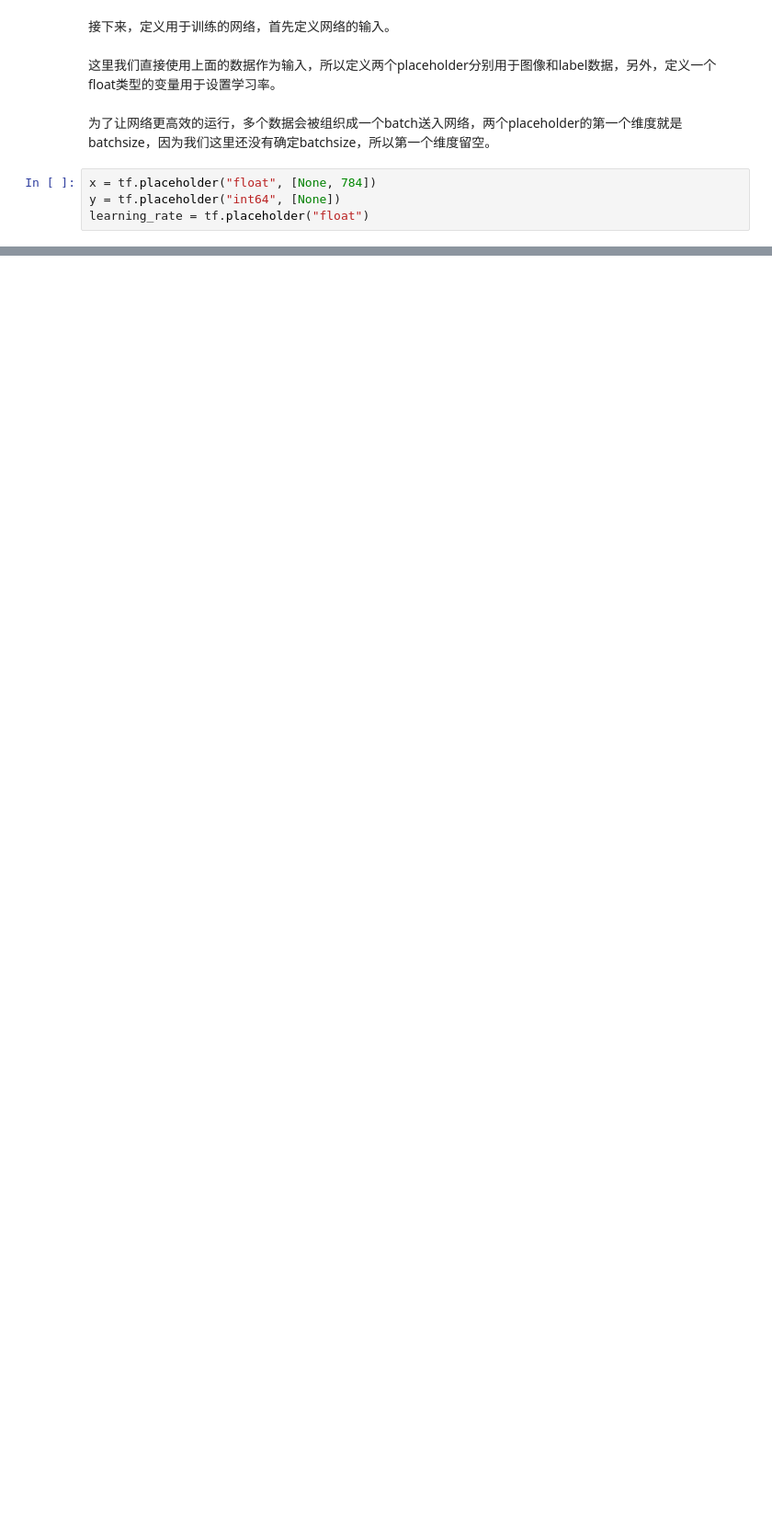
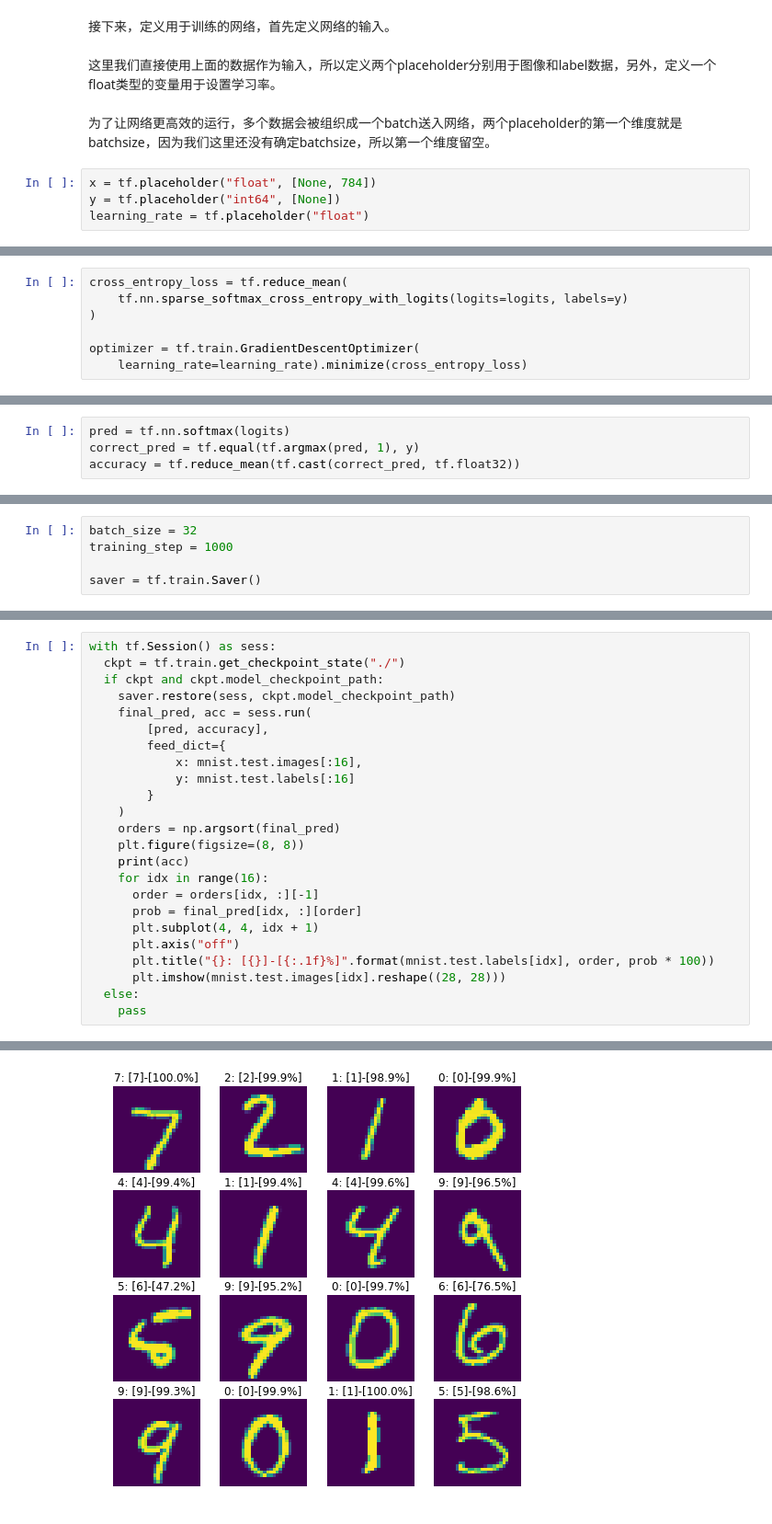
Before and after one commit to henrygas/tensorflow_2_learn, a Jupyter notebook: tensorflow_homework.ipynb, the cells around one changed output, grey strips where cells are left out. Shown at 92% size. Cells and saved outputs as stored; diff of their text form; blank space fills up the shorter version.

```diff
--- a/tensorflow_homework.ipynb
+++ b/tensorflow_homework.ipynb
@@ -73,0 +87,7 @@ b_1 = tf.Variable(initialize([L1_units_count]))
+# %%
+cross_entropy_loss = tf.reduce_mean(
+    tf.nn.sparse_softmax_cross_entropy_with_logits(logits=logits, labels=y)
+)
+
+optimizer = tf.train.GradientDescentOptimizer(
+    learning_rate=learning_rate).minimize(cross_entropy_loss)
@@ -73,0 +98,4 @@ b_1 = tf.Variable(initialize([L1_units_count]))
+# %%
+pred = tf.nn.softmax(logits)
+correct_pred = tf.equal(tf.argmax(pred, 1), y)
+accuracy = tf.reduce_mean(tf.cast(correct_pred, tf.float32))
@@ -73,0 +104,5 @@ b_1 = tf.Variable(initialize([L1_units_count]))
+# %%
+batch_size = 32
+training_step = 1000
+
+saver = tf.train.Saver()
@@ -73,0 +165,25 @@ b_1 = tf.Variable(initialize([L1_units_count]))
+# %%
+with tf.Session() as sess:
+  ckpt = tf.train.get_checkpoint_state("./")
+  if ckpt and ckpt.model_checkpoint_path:
+    saver.restore(sess, ckpt.model_checkpoint_path)
+    final_pred, acc = sess.run(
+        [pred, accuracy],
+        feed_dict={
+            x: mnist.test.images[:16],
+            y: mnist.test.labels[:16]
+        }
+    )
+    orders = np.argsort(final_pred)
+    plt.figure(figsize=(8, 8))
+    print(acc)
+    for idx in range(16):
+      order = orders[idx, :][-1]
+      prob = final_pred[idx, :][order]
+      plt.subplot(4, 4, idx + 1)
+      plt.axis("off")
+      plt.title("{}: [{}]-[{:.1f}%]".format(mnist.test.labels[idx], order, prob * 100))
+      plt.imshow(mnist.test.images[idx].reshape((28, 28)))
+  else:
+    pass
+# %% [output]
@@ -73,0 +192 @@ b_1 = tf.Variable(initialize([L1_units_count]))
+[figure, added]
```
Also changed, not shown: parts of 9 cells of this notebook.
